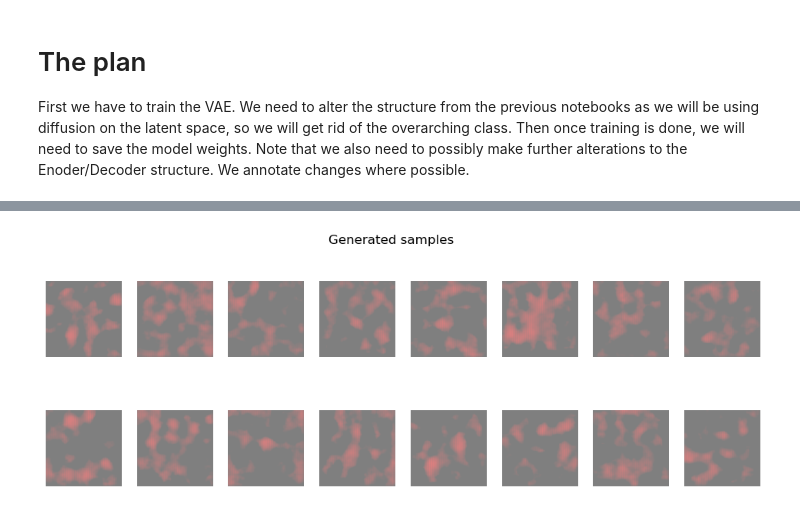
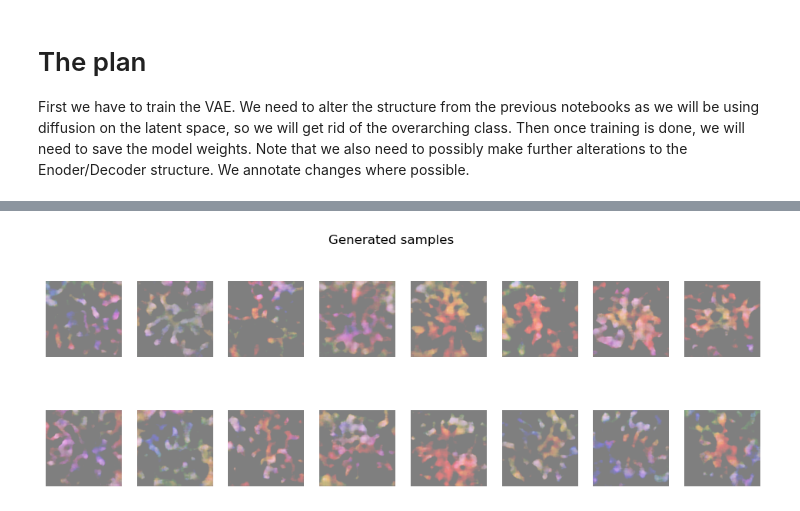
Before and after one commit to pyrysj/diffusion-models-project, a Jupyter notebook: latent-diffusion-model.ipynb, the cells around one changed output, grey strips where cells are left out. Cells and saved outputs as stored; diff of their text form; code cells hidden in the pictures.

Commit message:
Training VAE for bigger images

```diff
--- a/latent-diffusion-model.ipynb
+++ b/latent-diffusion-model.ipynb
@@ -138,12 +138,12 @@ class Decoder(nn.Module):
 
         return x
 # %%
-epochs = 100
+epochs = 256
 learning_rate = 1e-3
 
 # we will go with 2048 latent dimensions for now
-encoder = Encoder(latent_dim=128).to(device)
-decoder = Decoder(latent_dim=128).to(device)
+encoder = Encoder(latent_dim=256).to(device)
+decoder = Decoder(latent_dim=256).to(device)
 
 optimizer = torch.optim.AdamW(list(encoder.parameters())+list(decoder.parameters()),lr=learning_rate)
 scheduler = torch.optim.lr_scheduler.ReduceLROnPlateau(
@@ -190,20 +207,20 @@ TypeError: can't multiply sequence by non-int of type 'float'
 # %%
 encoder.eval()
 decoder.eval()
 
 
 with torch.no_grad():
-    z = torch.randn((16,128)).to(device)
+    z = torch.randn((16,256)).to(device)
 
     generated = decoder(z).cpu()
 
 # plot generated samples
 fig, axes = plt.subplots(2,8,figsize=(12,4))
 for i, ax in enumerate(axes.flat):
     ax.imshow(generated[i].permute(1,2,0))
     ax.axis('off')
 
 plt.suptitle("Generated samples")
 plt.show()
 # %% [output]
-[figure, old version]
+[figure, new version]
```
Also changed, not shown: parts of 2 cells of this notebook.
